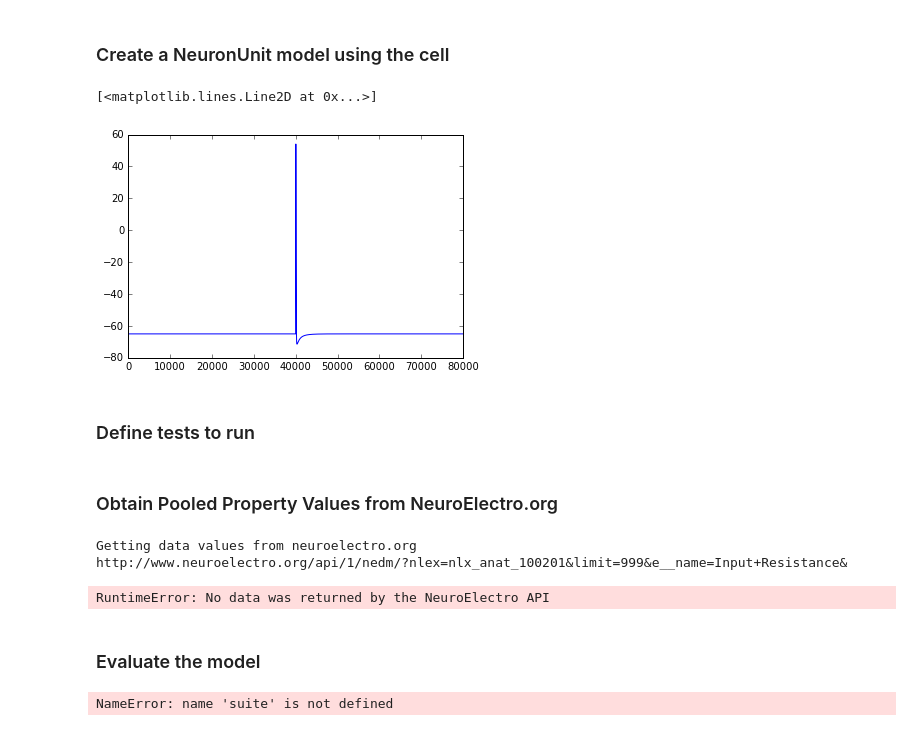
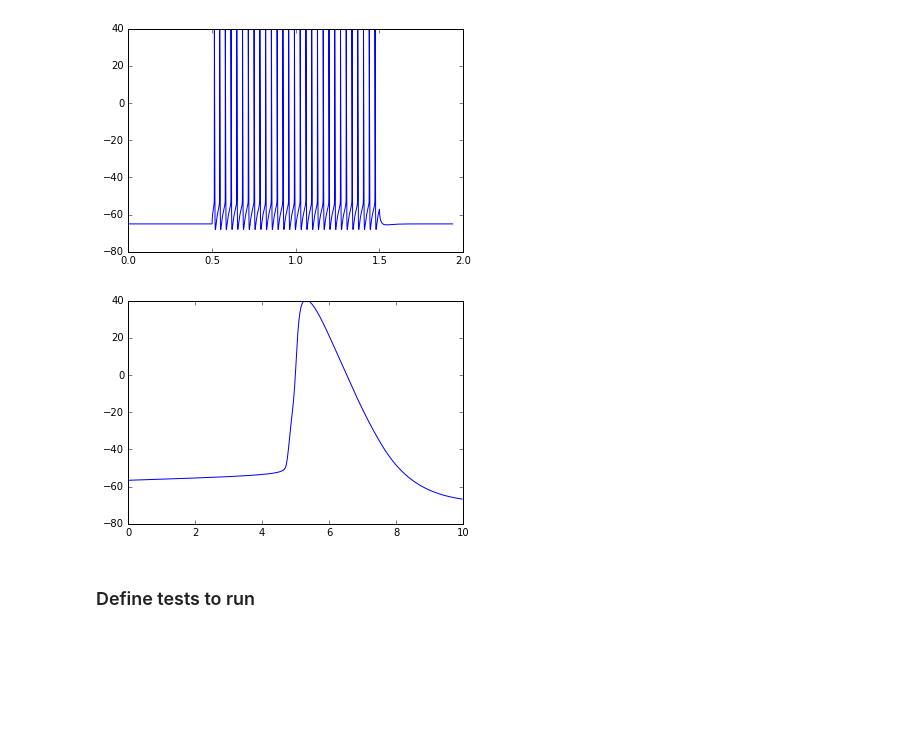
Before and after one commit to JustasB/MitralSuite, a Jupyter notebook: MiglioreShepherd2008.ipynb, the cells around one changed output. Saved outputs shown, nothing was run; the diff lists cells and outputs as text; code cells hidden in the pictures; blank space fills up the shorter version.

```diff
--- a/MiglioreShepherd2008.ipynb
+++ b/MiglioreShepherd2008.ipynb
@@ -20 +3,14 @@ from quantities import nA, pA, s, ms, mV
+# %%
+modelPath = 'Models/MiglioreShepherd2008/MT-GC'
+modelName = 'MiglioreShepherd2008'
+
+def getSomaScript(h):
+
+    h.load_file('mosinit.hoc')
+    h("objref p")
+    h("p = new PythonObject()")
+
+    h.p.soma = h.mt[0].soma
+
+    return h.p.soma
 # %% [markdown]
@@ -25,2 +17,0 @@ soma = h.mt[0].soma
-# %% [markdown]
-### Create a NeuronUnit model using the cell
@@ -37,7 +18,17 @@ mod1.setStopTime(2*s)
-# %%
-mod1.inject_square_current({'amplitude': 10*nA, 'delay': 1*s, 'duration': 1*ms})
-
-g.plot(mod1.get_membrane_potential())
-# %% [output]
-[<matplotlib.lines.Line2D at 0x...>]
-[figure, removed]
+# %%
+%matplotlib inline
+import helpers
+
+mod1 = helpers.createModel(name = modelName, \
+                           path = modelPath, \
+               getSectionScript = getSomaScript)
+
+mod1.setIntegrationMethod("variable")
+
+# Interactively find stimulation currents
+#helpers.IClampWidget(mod1)
+# %%
+helpers.IClampWidget(mod1)
+# %% [output]
+[figure, added]
+[figure, added]
@@ -65,32 +44,0 @@ tests = []
-# %% [markdown]
-### Obtain Pooled Property Values from NeuroElectro.org
-# %%
-# Fetch NeuroElectro property values for each test
-for t in xrange(len(testTypes)):
-    testType = testTypes[t][0]
-    params = testTypes[t][1]
-
-    # Get the observations: property means and stds
-    obs = testType.neuroelectro_pooled_observation(neuron, quiet=False)
-
-    # Create a test instance using the observations
-    test = testType(obs)
-
-    if(params is not None):
-        test.params = params
-
-    tests.append(test)
-
-# Create a test suite
-suite = sciunit.TestSuite("Migliore 2014 Tests", tests)
-# %% [output]
-Getting data values from neuroelectro.org
-http://www.neuroelectro.org/api/1/nedm/?nlex=nlx_anat_100201&limit=999&e__name=Input+Resistance&
-RuntimeError: No data was returned by the NeuroElectro API
-# %% [markdown]
-### Evaluate the model
-# %%
-score = suite.judge(mod1)
-score.view()
-# %% [output]
-NameError: name 'suite' is not defined
```
Also changed, not shown: parts of 12 cells of this notebook, 14 other files.
